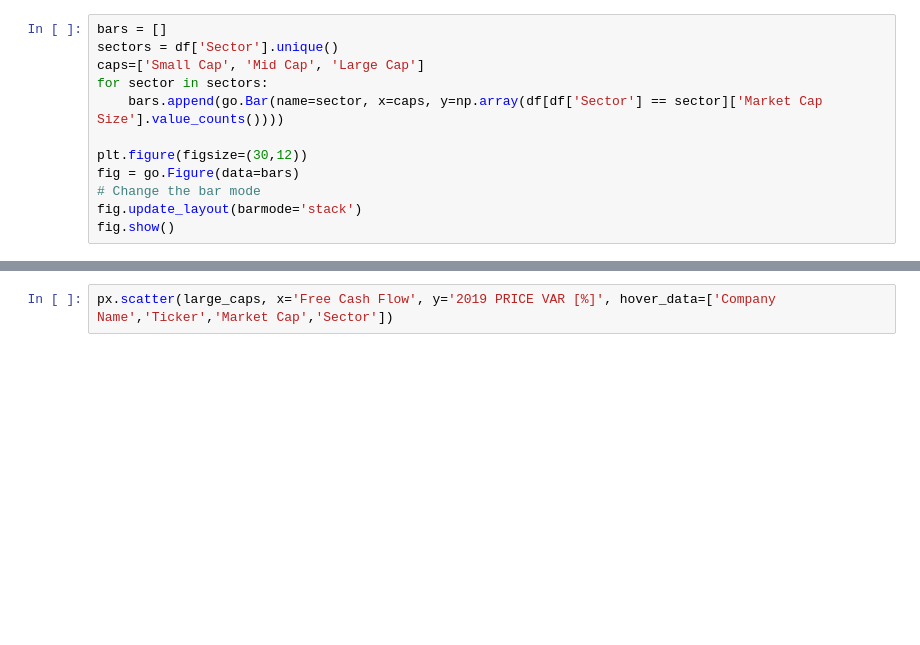
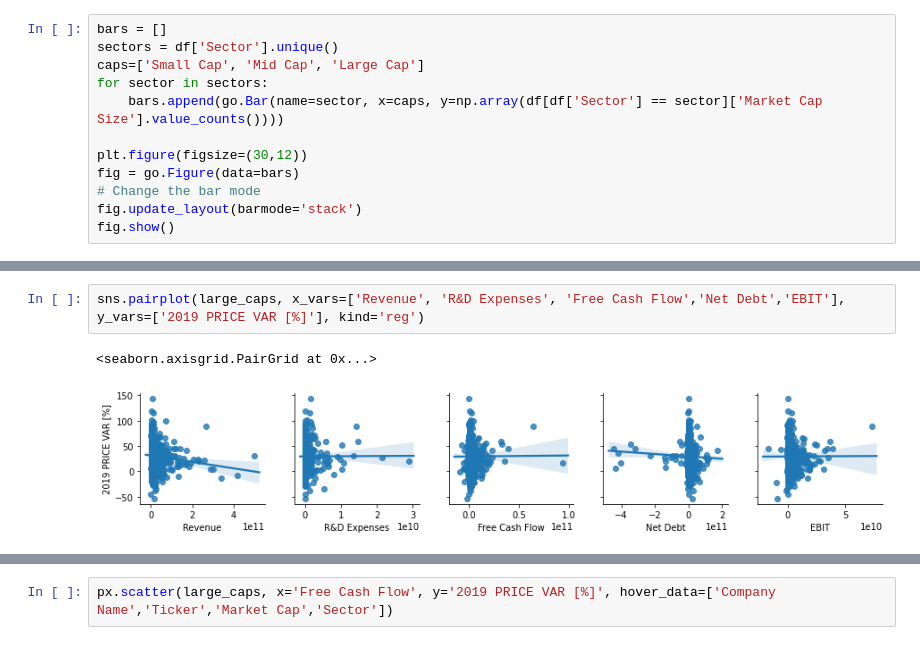
Before and after one commit to daniel-valdes/stock-eda, a Jupyter notebook: eda.ipynb, the cells around one changed output, grey strips where cells are left out. Cells and saved outputs as stored; diff of their text form; blank space fills up the shorter version.

Commit message:
Updating figures

```diff
--- a/eda.ipynb
+++ b/eda.ipynb
@@ -232,3 +231,8 @@ sns.pairplot(large_caps[['2019 PRICE VAR [%]', 'Revenue', 'R&D Expenses', 'Secto
+# %%
+sns.pairplot(large_caps, x_vars=['Revenue', 'R&D Expenses', 'Free Cash Flow','Net Debt','EBIT'], y_vars=['2019 PRICE VAR [%]'], kind='reg')
+# %% [output]
+<seaborn.axisgrid.PairGrid at 0x...>
+[figure, added]
 # %%
 corrs = market[cond].corr()
 
```
Also changed, not shown: parts of 13 cells of this notebook, 3 other files.
